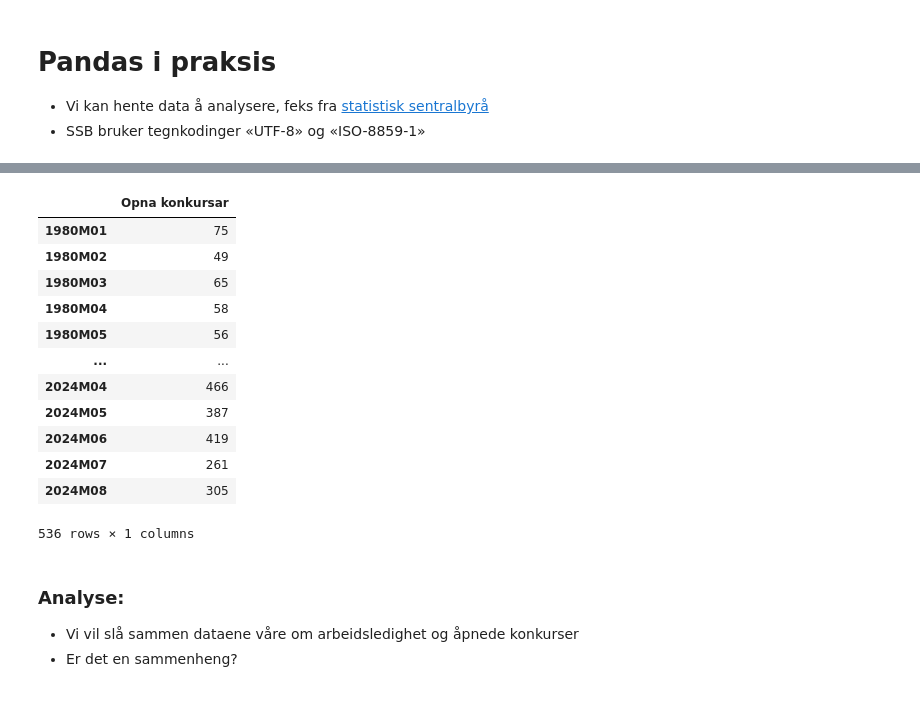
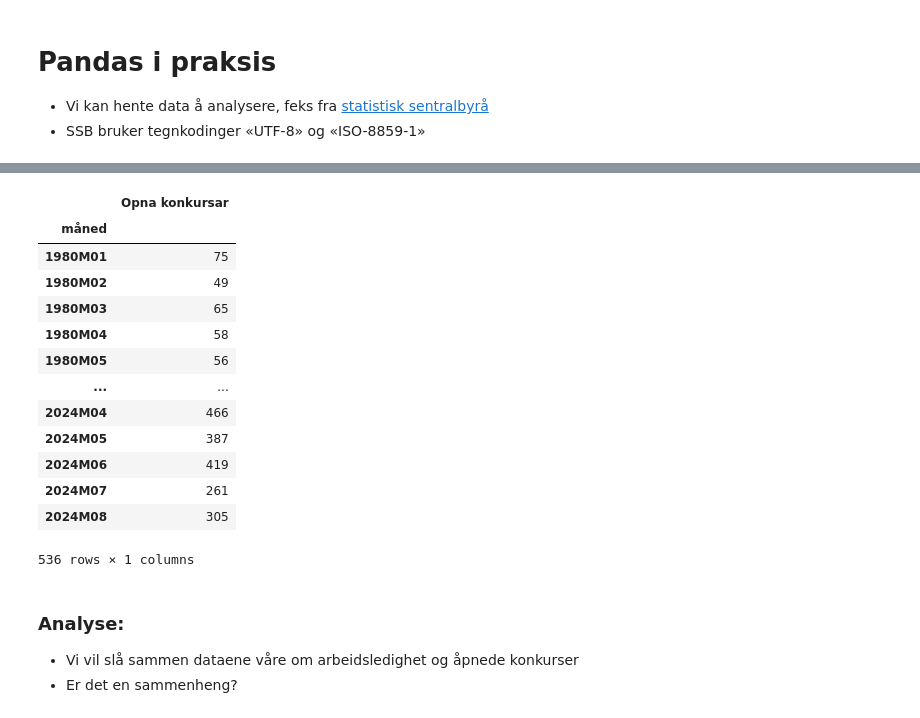
Before and after one commit to jonasjul/IIRA2001H24, a Jupyter notebook: 9-Pandas III/Pandas-Lese-Data-JH.ipynb, the cells around one changed output, grey strips where cells are left out. Cells and saved outputs as stored; diff of their text form; code cells hidden in the pictures.

```diff
--- a/9-Pandas III/Pandas-Lese-Data-JH.ipynb
+++ b/9-Pandas III/Pandas-Lese-Data-JH.ipynb
@@ -161,7 +164,10 @@ datatest.to_csv("moodle_formatert.csv", index=False)
 # %%
 # Vi henter et datasett med åpnede konkurser fra SSB
+konkurser_df = pd.read_csv("konkurser.csv", encoding="ISO-8859-1", sep="\t", index_col=0)
+konkurser_df
 # %% [output]
 |  | Opna konkursar |
+| måned |  |
 | 1980M01 | 75 |
 | 1980M02 | 49 |
 | 1980M03 | 65 |
```
Also changed, not shown: parts of 16 cells of this notebook, 2 other files.
